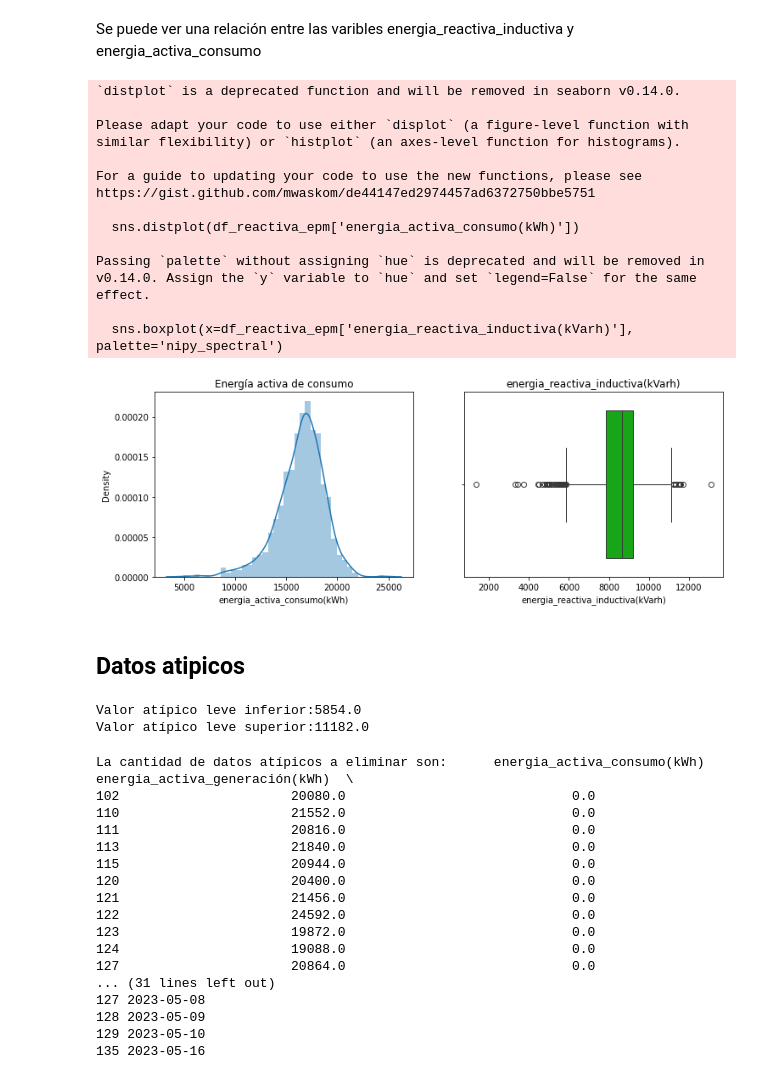
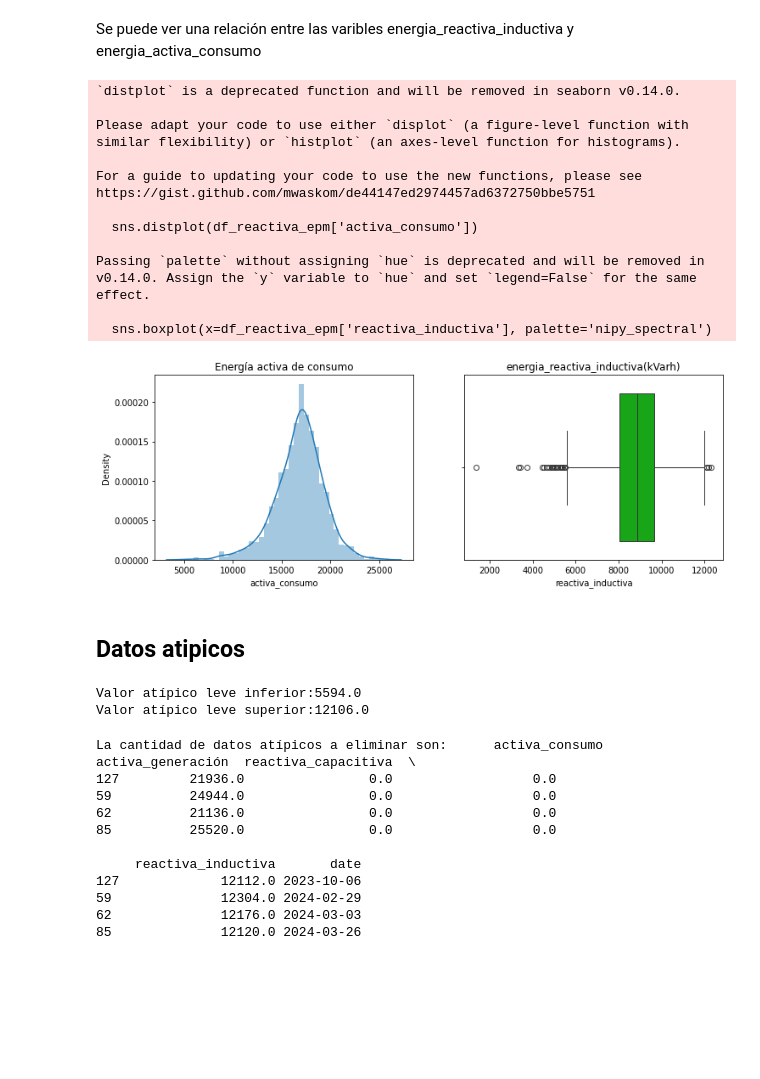
Before and after one commit to Causil/especializacion, a Jupyter notebook: monografia/momentos_evaluativos/Momento 3/ME03-G10-[1038129159]-[98761437].ipynb, the cells around one changed output. Drawn from its saved outputs; the diff is of its cells as text; code cells hidden in the pictures; blank space fills up the shorter version.

```diff
--- a/monografia/momentos_evaluativos/Momento 3/ME03-G10-[1038129159]-[98761437].ipynb
+++ b/monografia/momentos_evaluativos/Momento 3/ME03-G10-[1038129159]-[98761437].ipynb
@@ -88,7 +88,8 @@ urls_epm = {
     'energia_activa_2020':'https://github.com/Causil/especializacion/raw/main/monografia/momentos_evaluativos/Momento%203/datos_originales/Energia%20Activa%202020.xlsx',
     'energia_activa_2021':'https://github.com/Causil/especializacion/raw/main/monografia/momentos_evaluativos/Momento%203/datos_originales/Energia%20activa%202021.xlsx',
     'energia_activa_2022':'https://github.com/Causil/especializacion/raw/main/monografia/momentos_evaluativos/Momento%203/datos_originales/Energia%20activa%202022.xlsx',
-    'energia_activa_2023':'https://github.com/Causil/especializacion/raw/main/monografia/momentos_evaluativos/Momento%203/datos_originales/Energ%C3%ADa%20Activa%202023.xlsx'
+    'energia_activa_2023':'https://github.com/Causil/especializacion/raw/main/monografia/momentos_evaluativos/Momento%203/datos_originales/Energ%C3%ADa%20Activa%202023.xlsx',
+    'energia_activa_2024':'https://github.com/Causil/especializacion/raw/main/monografia/momentos_evaluativos/Momento%203/datos_originales/Energ%C3%ADa%20Activa%202024.xlsx'
 }
 
 urls_sensores = {
@@ -122,19 +123,20 @@ pd.read_excel('https://github.com/Causil/especializacion/raw/main/monografia/mom
 energia_activa_2020 = limpieza_datos(urls_epm["energia_activa_2020"], 336, 109)
 energia_activa_2021 = limpieza_datos(urls_epm["energia_activa_2021"], 381, 109)
 energia_activa_2022 = limpieza_datos(urls_epm["energia_activa_2022"], 381, 109)
-energia_activa_2023 = limpieza_datos_2023(urls_epm["energia_activa_2023"], 160, 109)
+energia_activa_2023 = limpieza_datos(urls_epm["energia_activa_2023"], 231, 109)
+energia_activa_2024 = limpieza_datos(urls_epm["energia_activa_2024"], 157, 109)
 # %%
 # Agrupamos y sumamos la información para que quede por días
-df_reactiva_epm = pd.concat([energia_activa_2020, energia_activa_2021, energia_activa_2022, energia_activa_2023]).T.groupby(level=0).sum().T
-df_reactiva_epm.columns = ["energia_activa_consumo(kWh)", "energia_activa_generación(kWh)", "energia_reactiva_capacitiva(kVarh)", "energia_reactiva_inductiva(kVarh)", "date"]
+df_reactiva_epm = pd.concat([energia_activa_2020, energia_activa_2021, energia_activa_2022, energia_activa_2023, energia_activa_2024]).T.groupby(level=0).sum().T
+df_reactiva_epm.columns = ["activa_consumo", "activa_generación", "reactiva_capacitiva", "reactiva_inductiva", "date"]
 # %%
 #Cambiando los tipos de datos a sus datos correspondientes
 df_reactiva_epm['date'] = pd.to_datetime(df_reactiva_epm['date'], format='%d/%m/%Y')
 type_datos = {
-    'energia_activa_consumo(kWh)': 'float16',
-    'energia_activa_generación(kWh)': 'float16',
-    'energia_reactiva_capacitiva(kVarh)': 'float16',
-    'energia_reactiva_inductiva(kVarh)': 'float16'
+    'activa_consumo': 'float16',
+    'activa_generación': 'float16',
+    'reactiva_capacitiva': 'float16',
+    'reactiva_inductiva': 'float16'
 }
 df_reactiva_epm = df_reactiva_epm.astype(type_datos)
 # %%
@@ -237,32 +245,38 @@ ax.tick_params(labelsize = 8)
 Se puede ver una relación entre las varibles energia_reactiva_inductiva y energia_activa_consumo
 # %%
 #
+"""
+activa_consumo
+activa_generación
+reactiva_capacitiva
+reactiva_inductiva
+"""
 plt.figure(figsize=(12,4))
 
 plt.subplot(1,2,1)
 plt.title('Energía activa de consumo')
-sns.distplot(df_reactiva_epm['energia_activa_consumo(kWh)'])
+sns.distplot(df_reactiva_epm['activa_consumo'])
 
 plt.subplot(1,2,2)
 plt.title('energia_reactiva_inductiva(kVarh)')
-sns.boxplot(x=df_reactiva_epm['energia_reactiva_inductiva(kVarh)'], palette='nipy_spectral')
+sns.boxplot(x=df_reactiva_epm['reactiva_inductiva'], palette='nipy_spectral')
 
 plt.show()
 # %% [output]
 `distplot` is a deprecated function and will be removed in seaborn v0.14.0.
 
 Please adapt your code to use either `displot` (a figure-level function with
 similar flexibility) or `histplot` (an axes-level function for histograms).
 
 For a guide to updating your code to use the new functions, please see
 https://gist.github.com/mwaskom/de44147ed2974457ad6372750bbe5751
 
-  sns.distplot(df_reactiva_epm['energia_activa_consumo(kWh)'])
+  sns.distplot(df_reactiva_epm['activa_consumo'])
 
 Passing `palette` without assigning `hue` is deprecated and will be removed in v0.14.0. Assign the `y` variable to `hue` and set `legend=False` for the same effect.
 
-  sns.boxplot(x=df_reactiva_epm['energia_reactiva_inductiva(kVarh)'], palette='nipy_spectral')
+  sns.boxplot(x=df_reactiva_epm['reactiva_inductiva'], palette='nipy_spectral')
-[figure, old version]
+[figure, new version]
 # %% [markdown]
 ## Datos atipicos
 # %%
@@ -270,8 +284,8 @@ Passing `palette` without assigning `hue` is deprecated and will be removed in v
 
 
 #Calculo de Q1 t Q3
-Q1 = np.percentile(df_reactiva_epm['energia_reactiva_inductiva(kVarh)'], 25, interpolation = 'midpoint')
-Q3 = np.percentile(df_reactiva_epm['energia_reactiva_inductiva(kVarh)'], 75, interpolation = 'midpoint')
+Q1 = np.percentile(df_reactiva_epm['reactiva_inductiva'], 25, interpolation = 'midpoint')
+Q3 = np.percentile(df_reactiva_epm['reactiva_inductiva'], 75, interpolation = 'midpoint')
 
 #Cálculo del rango intercuartil
 IQR = Q3 - Q1
@@ -283,11 +297,11 @@ VASup = Q3 + 1.5*IQR
 print(f'Valor atípico leve inferior:{VAInf}')
 print(f'Valor atípico leve superior:{VASup}')
 # %% [output]
-Valor atípico leve inferior:5854.0
-Valor atípico leve superior:11182.0
+Valor atípico leve inferior:5594.0
+Valor atípico leve superior:12106.0
 # %%
 # Datos atipicos
-cantidad_atipicos = df_reactiva_epm[df_reactiva_epm['energia_reactiva_inductiva(kVarh)']>VASup]
+cantidad_atipicos = df_reactiva_epm[df_reactiva_epm['reactiva_inductiva']>VASup]
 print(f'La cantidad de datos atípicos a eliminar son: {cantidad_atipicos}')
 
 #data = data.drop(data[data['Concrete compressive strength']>VASup].index)
@@ -295,20 +309,14 @@ print(f'La cantidad de datos atípicos a eliminar son: {cantidad_atipicos}')
 #Reiniciar el indice
 #data.reset_index(drop=True, inplace=True)
 # %% [output]
-La cantidad de datos atípicos a eliminar son:      energia_activa_consumo(kWh)  energia_activa_generación(kWh)  \
-102                      20080.0                             0.0
-110                      21552.0                             0.0
-111                      20816.0                             0.0
-113                      21840.0                             0.0
-115                      20944.0                             0.0
-120                      20400.0                             0.0
-121                      21456.0                             0.0
-122                      24592.0                             0.0
-123                      19872.0                             0.0
-124                      19088.0                             0.0
-127                      20864.0                             0.0
-... (31 lines left out)
-127 2023-05-08
-128 2023-05-09
-129 2023-05-10
-135 2023-05-16
+La cantidad de datos atípicos a eliminar son:      activa_consumo  activa_generación  reactiva_capacitiva  \
+127         21936.0                0.0                  0.0
+59          24944.0                0.0                  0.0
+62          21136.0                0.0                  0.0
+85          25520.0                0.0                  0.0
+
+     reactiva_inductiva       date
+127             12112.0 2023-10-06
+59              12304.0 2024-02-29
+62              12176.0 2024-03-03
+85              12120.0 2024-03-26
```
Also changed, not shown: parts of 7 cells of this notebook, 2 other files.
